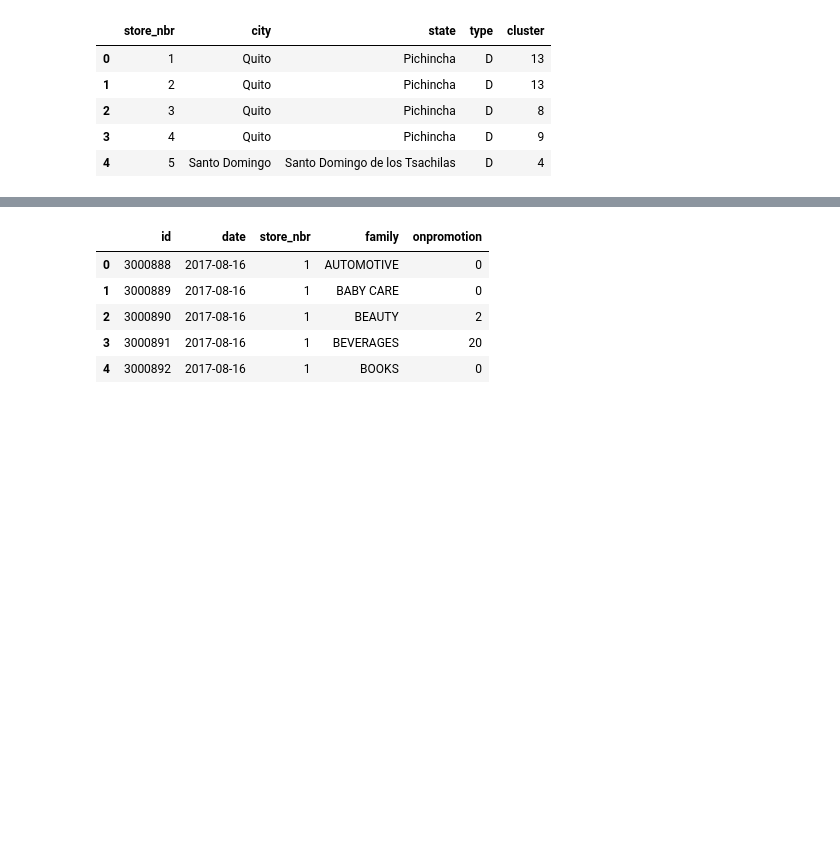
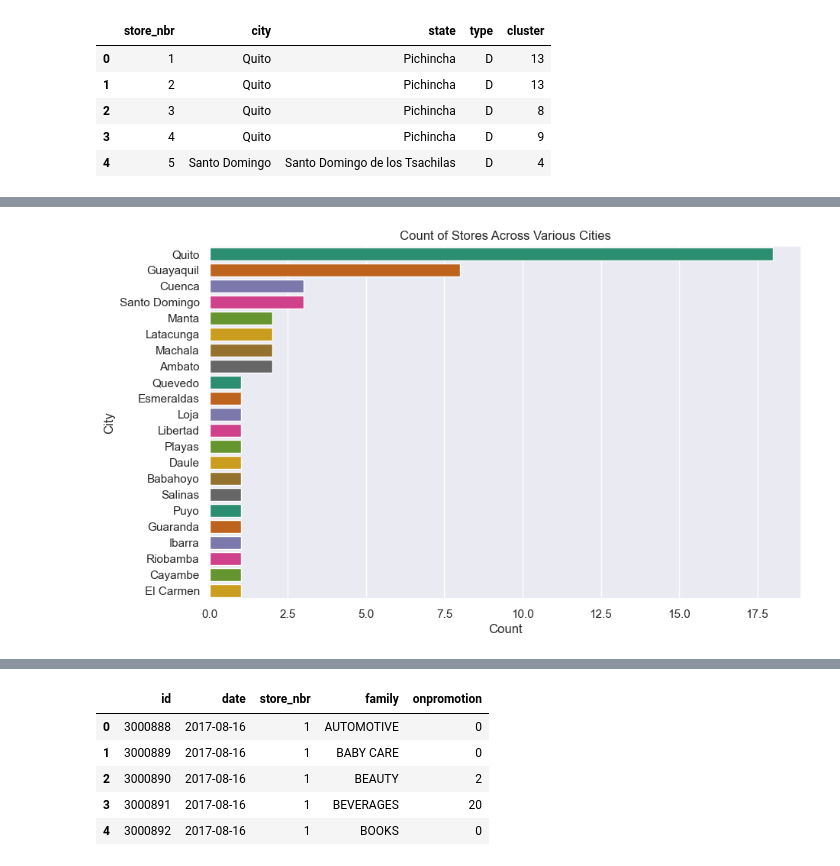
Before and after one commit to codedzifa/Regression-Project, a Jupyter notebook: Regression.ipynb, the cells around one changed output, grey strips where cells are left out. Cells and saved outputs as stored; diff of their text form; code cells hidden in the pictures; blank space fills up the shorter version.

```diff
--- a/Regression.ipynb
+++ b/Regression.ipynb
@@ -304,0 +365,13 @@ stores.head()
+# %%
+city_count = stores.city.value_counts().reset_index()
+city_count.columns = ["city", "count"]
+
+
+plt.figure(figsize=(10, 6))
+sns.barplot(data=city_count, y="city", x="count", palette="Dark2")
+plt.title("Count of Stores Across Various Cities")
+plt.xlabel("Count")
+plt.ylabel("City")
+plt.show()
+# %% [output]
+[figure, added]
```
Also changed, not shown: parts of 18 cells of this notebook.
